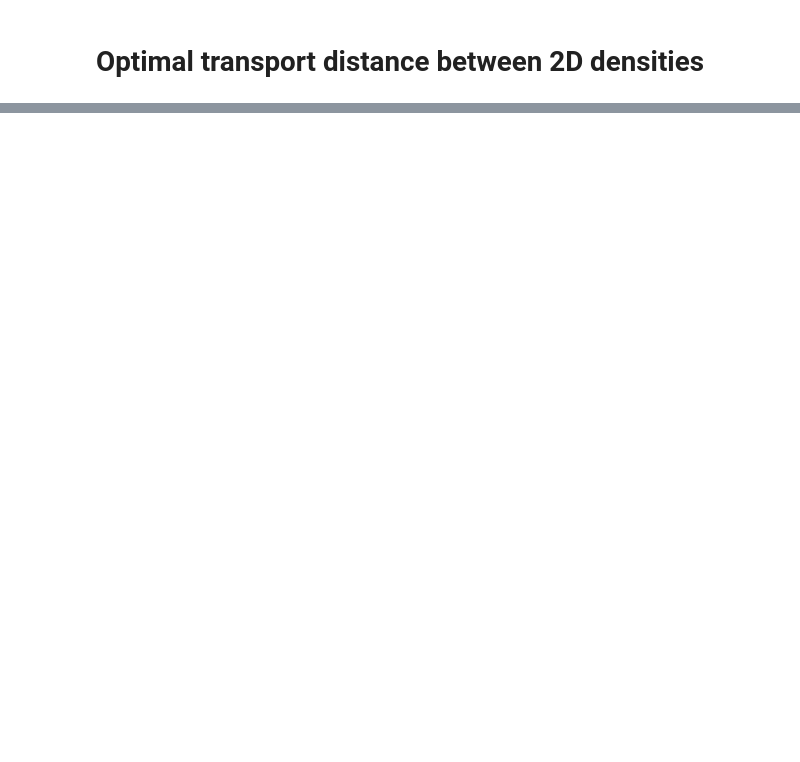
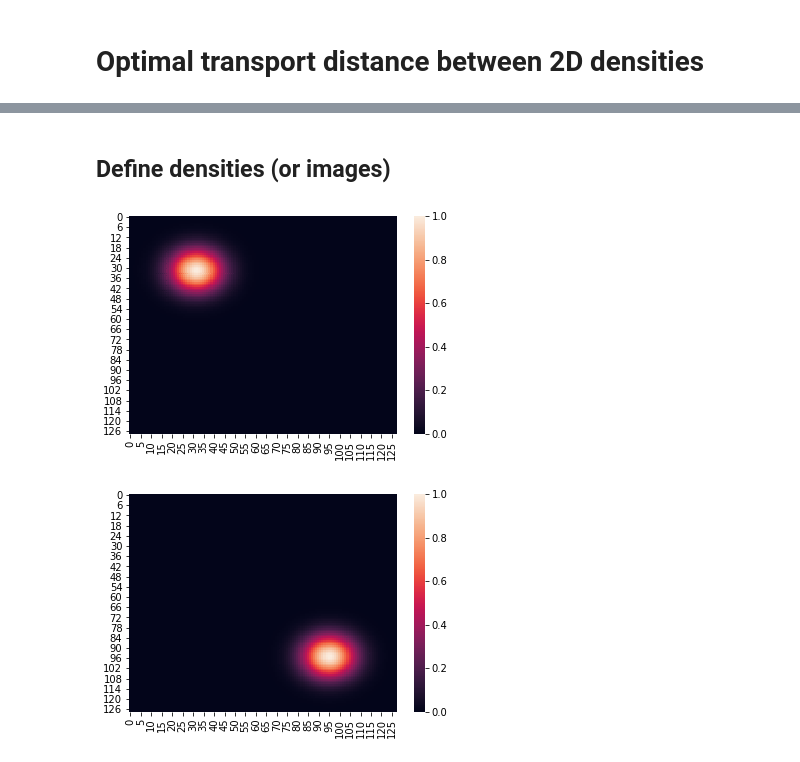
Before and after one commit to mike-snow/PDE-optimal-transport, a Jupyter notebook: 2D optimal transport.ipynb, the cells around one changed output, grey strips where cells are left out. Drawn from its saved outputs; the diff is of its cells as text; code cells hidden in the pictures; blank space fills up the shorter version.

```diff
--- a/2D optimal transport.ipynb
+++ b/2D optimal transport.ipynb
@@ -27,6 +2,0 @@ plt.show()
-# %%
-def _meshgrid(density):
-    m = density.shape[1]
-    x = np.linspace(0, 1, m)
-    x1, x2 = np.meshgrid(x, x, indexing='xy')
-    return x1, np.flipud(x2)
@@ -191,13 +2,0 @@ u.shape
-# %%
-mapping = (np.rot90(np.reshape(u, (m,n))))
-
-ux1, ux2 = np.gradient(mapping)
-
-c = (ux1**2 + ux2**2) * image1
-
-s_x1, s_x2 = x1 - ux1, x2 - ux2
-
-x = np.linspace(0, 1, m)
-
-cost = np.sqrt(simps(simps(c, x), x))
-cost
@@ -374,0 +12,22 @@ class Error(Exception):
+# %% [markdown]
+## Define densities (or images)
+# %%
+def _meshgrid(n):
+    x = np.linspace(0, 1, n)
+    x1, x2 = np.meshgrid(x, x, indexing='xy')
+    return x, x1, np.flipud(x2)
+# %%
+row = 128
+
+x, x1, x2 = _meshgrid(row)
+
+source = np.exp(-((x1-0.25)**2 + (x2-0.75)**2)/0.01)
+target = np.exp(-((x1-0.75)**2 + (x2-0.25)**2)/0.01)
+# %%
+sns.heatmap(source)
+plt.show()
+sns.heatmap(target)
+plt.show()
+# %% [output]
+[figure, added]
+[figure, added]
```
Also changed, not shown: parts of 33 cells of this notebook.
